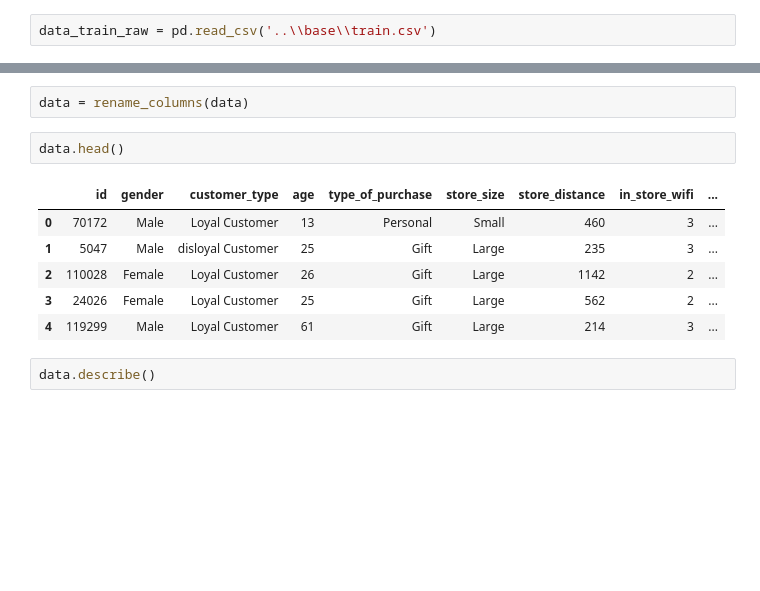
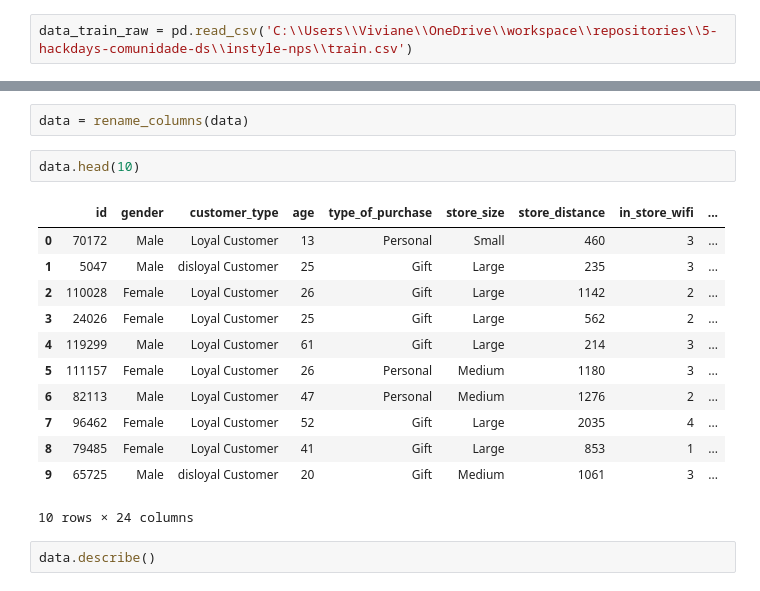
Before and after one commit to vivianebuge/hackday_5_DataWizards, a Jupyter notebook: v1.ipynb, the cells around one changed output, grey strips where cells are left out. Saved outputs shown, nothing was run; the diff lists cells and outputs as text; blank space fills up the shorter version.

```diff
--- a/v1.ipynb
+++ b/v1.ipynb
@@ -78,20 +78,26 @@ jupyter_settings()
 # %% [output]
 Populating the interactive namespace from numpy and matplotlib
 # %%
-data_train_raw = pd.read_csv('..\\base\\train.csv')
+data_train_raw = pd.read_csv('C:\\Users\\Viviane\\OneDrive\\workspace\\repositories\\5-hackdays-comunidade-ds\\instyle-nps\\train.csv')
 # %%
 data = data_train_raw.copy()
 # %%
 data = rename_columns(data)
 # %%
-data.head()
+data.head(10)
 # %% [output]
 |  | id | gender | customer_type | age | type_of_purchase | store_size | store_distance | in_store_wifi | ... |
 | 0 | 70172 | Male | Loyal Customer | 13 | Personal | Small | 460 | 3 | ... |
 | 1 | 5047 | Male | disloyal Customer | 25 | Gift | Large | 235 | 3 | ... |
 | 2 | 110028 | Female | Loyal Customer | 26 | Gift | Large | 1142 | 2 | ... |
 | 3 | 24026 | Female | Loyal Customer | 25 | Gift | Large | 562 | 2 | ... |
 | 4 | 119299 | Male | Loyal Customer | 61 | Gift | Large | 214 | 3 | ... |
+| 5 | 111157 | Female | Loyal Customer | 26 | Personal | Medium | 1180 | 3 | ... |
+| 6 | 82113 | Male | Loyal Customer | 47 | Personal | Medium | 1276 | 2 | ... |
+| 7 | 96462 | Female | Loyal Customer | 52 | Gift | Large | 2035 | 4 | ... |
+| 8 | 79485 | Female | Loyal Customer | 41 | Gift | Large | 853 | 1 | ... |
+| 9 | 65725 | Male | disloyal Customer | 20 | Gift | Medium | 1061 | 3 | ... |
+10 rows × 24 columns
 # %%
 data.describe()
 # %% [output]
```
Also changed, not shown: parts of 5 cells of this notebook, 2 other files.
